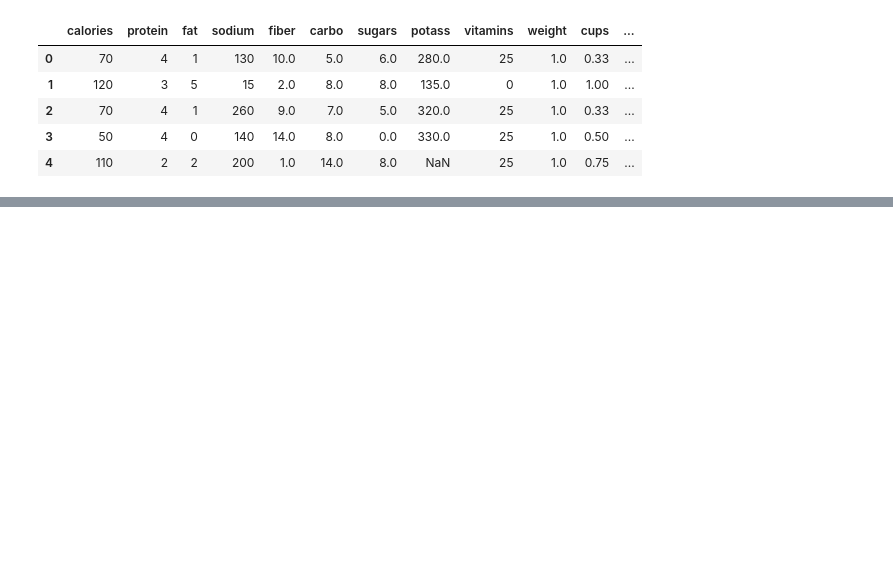
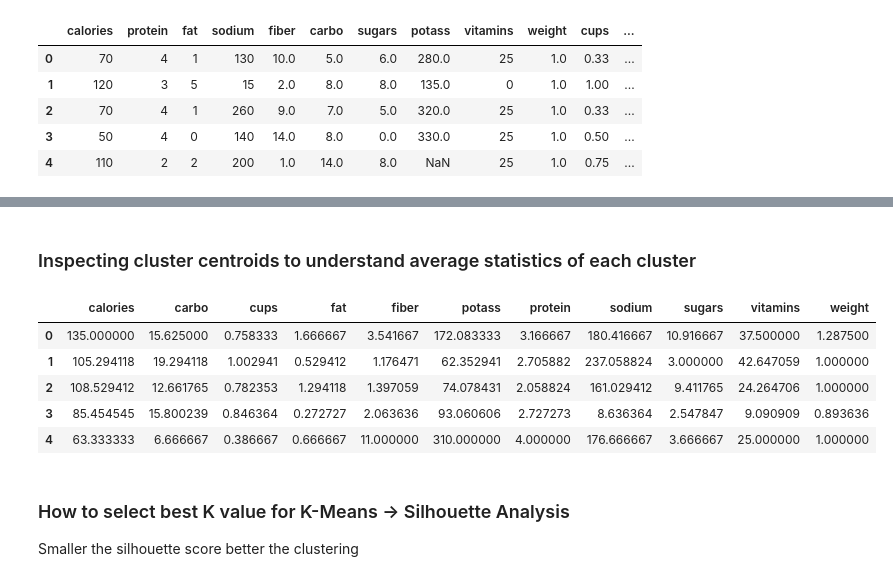
Before and after one commit to sunilgoda/DataScience, a Jupyter notebook: clustering/Clustering.ipynb, the cells around one changed output, grey strips where cells are left out. Drawn from its saved outputs; the diff is of its cells as text; code cells hidden in the pictures; blank space fills up the shorter version.

```diff
--- a/clustering/Clustering.ipynb
+++ b/clustering/Clustering.ipynb
@@ -245,0 +50,3 @@ array([[110.90909091,   1.54545455,   1.04545455, 170.        ,
+# %%
+cereal_label = cereals['label']
+cereals = cereals[cereals.columns.difference(['label'])]  ## Select all columns except "label"
@@ -245,0 +72,4 @@ array([[110.90909091,   1.54545455,   1.04545455, 170.        ,
+# %%
+from sklearn.preprocessing import Imputer
+mean_imputer = Imputer()
+imputed_cereals = pd.DataFrame(mean_imputer.fit_transform(cereals),columns=cereals.columns)
@@ -245,0 +95,6 @@ array([[110.90909091,   1.54545455,   1.04545455, 170.        ,
+# %%
+from sklearn.preprocessing import StandardScaler
+standardizer = StandardScaler()
+standardizer.fit(imputed_cereals)
+std_X = standardizer.transform(imputed_cereals)
+std_cereals = pd.DataFrame(std_X, columns=imputed_cereals.columns)
@@ -245,0 +179,8 @@ array([[110.90909091,   1.54545455,   1.04545455, 170.        ,
+# %%
+from sklearn.cluster import KMeans
+kmeans_object = KMeans(n_clusters=5, random_state=1240)
+kmeans_object.fit(std_cereals)
+kmeans_clusters = kmeans_object.predict(std_cereals)
+
+kmeans_results = pd.DataFrame({"label":cereal_label,"kmeans_cluster":kmeans_clusters})
+kmeans_results.head()
@@ -245,0 +194,16 @@ array([[110.90909091,   1.54545455,   1.04545455, 170.        ,
+# %% [markdown]
+### Inspecting cluster centroids to understand average statistics of each cluster
+# %%
+cluster_centroids = pd.DataFrame(standardizer.inverse_transform(kmeans_object.cluster_centers_),columns=cereals.columns)
+cluster_centroids.to_csv("best_kmeans_cluster_centroids.csv")
+cluster_centroids
+# %% [output]
+|  | calories | carbo | cups | fat | fiber | potass | protein | sodium | sugars | vitamins | weight |
+| 0 | 135.000000 | 15.625000 | 0.758333 | 1.666667 | 3.541667 | 172.083333 | 3.166667 | 180.416667 | 10.916667 | 37.500000 | 1.287500 |
+| 1 | 105.294118 | 19.294118 | 1.002941 | 0.529412 | 1.176471 | 62.352941 | 2.705882 | 237.058824 | 3.000000 | 42.647059 | 1.000000 |
+| 2 | 108.529412 | 12.661765 | 0.782353 | 1.294118 | 1.397059 | 74.078431 | 2.058824 | 161.029412 | 9.411765 | 24.264706 | 1.000000 |
+| 3 | 85.454545 | 15.800239 | 0.846364 | 0.272727 | 2.063636 | 93.060606 | 2.727273 | 8.636364 | 2.547847 | 9.090909 | 0.893636 |
+| 4 | 63.333333 | 6.666667 | 0.386667 | 0.666667 | 11.000000 | 310.000000 | 4.000000 | 176.666667 | 3.666667 | 25.000000 | 1.000000 |
+# %% [markdown]
+### How to select best K value for K-Means -> Silhouette Analysis
+Smaller the silhouette score better the clustering
```
Also changed, not shown: parts of 44 cells of this notebook.
